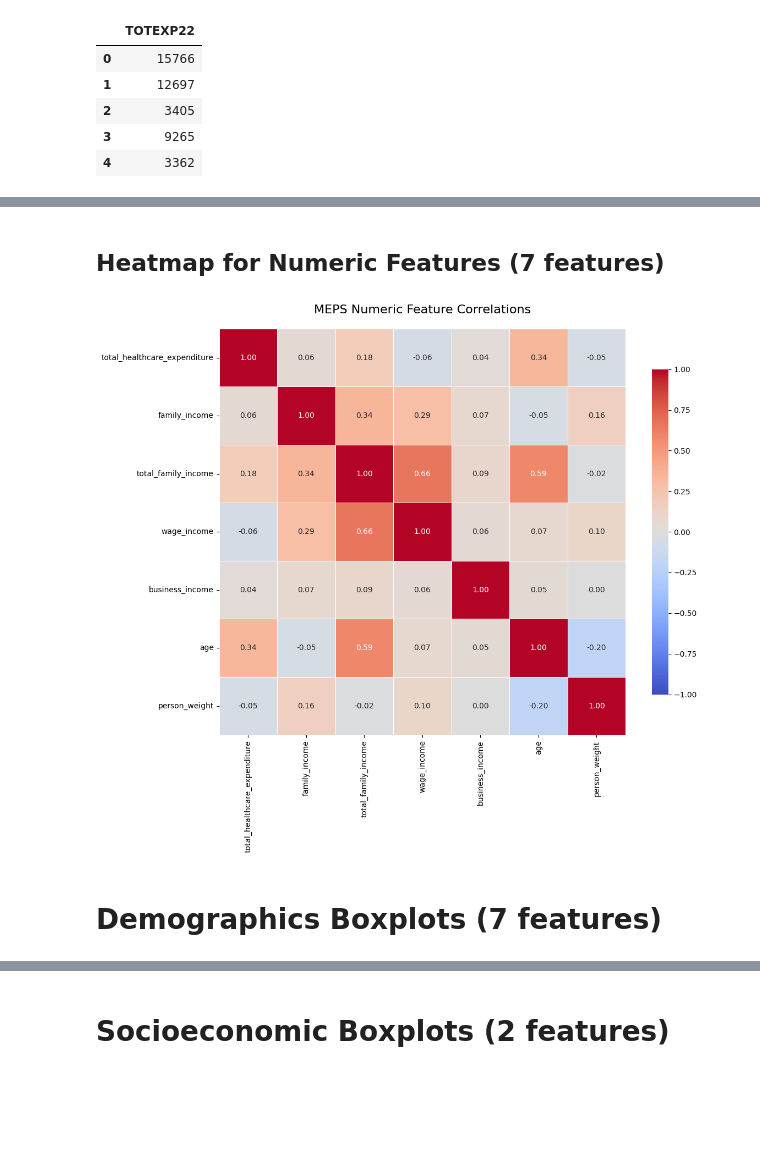
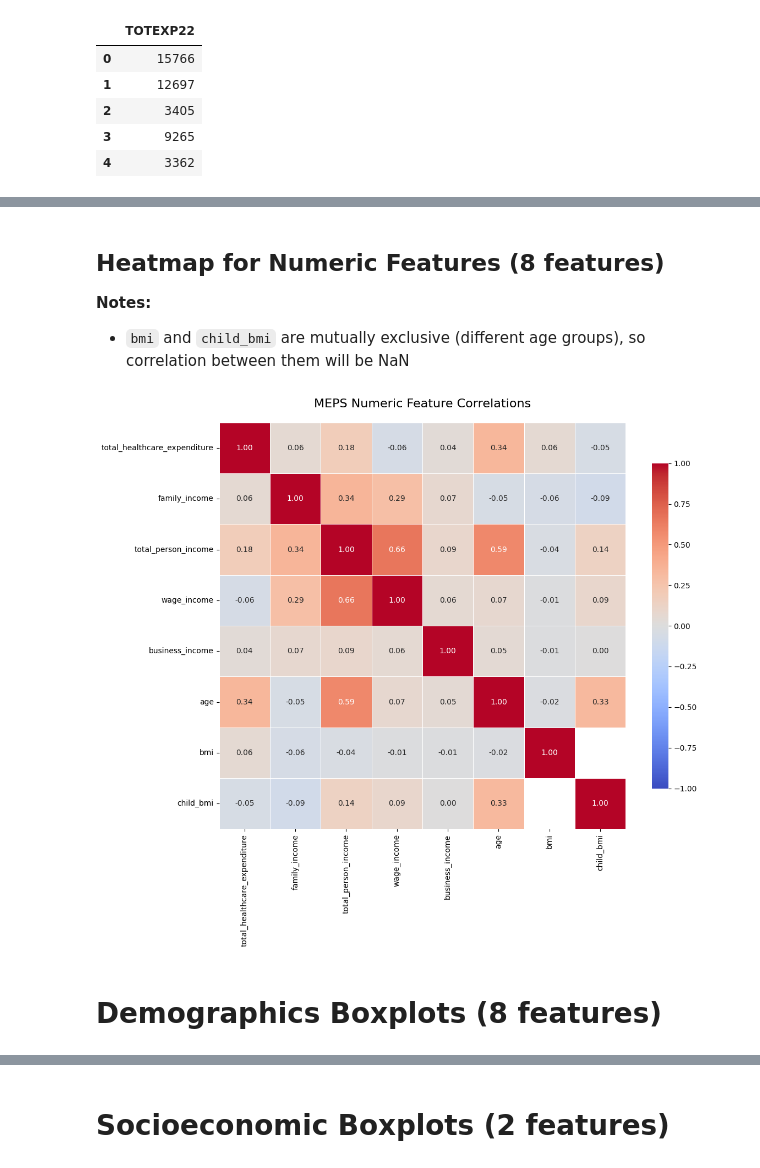
Before and after one commit to CL3364/health-insurance-risk-modeling-with-MEPS, a Jupyter notebook: notebooks/eda.ipynb, the cells around one changed output, grey strips where cells are left out. Saved outputs shown, nothing was run; the diff lists cells and outputs as text; code cells hidden in the pictures; blank space fills up the shorter version.

```diff
--- a/notebooks/eda.ipynb
+++ b/notebooks/eda.ipynb
@@ -61,8 +61,11 @@ wanted_cols = [
     "INSCOV22", "INSURC22", "PRVEV22", "TRIEV22",
     "MCREV22", "MCDEV22", "VAEV22", "UNINS22",
 
-    # Weight
-    "PERWT22F",
+    # Weight / Utilization / BMI
+    "ADBMI42",      # Adult BMI (ages 18+)
+    "CHBMIX42",     # Child BMI (ages 6-17)
+    "HAVEUS42",
+    "FAMSZE22",
 
     # Target
     "TOTEXP22",
@@ -148,7 +151,7 @@ rename_map = {
     # IDs
     "DUPERSID": "person_id",
 
-    # Demographics
+    # Demographics (NOTE: AGE22X is top-coded at 85 - values of 85 represent ages >= 85)
     "AGE22X": "age",
     "SEX": "sex",
     "RACEV2X": "race",
@@ -161,10 +164,10 @@ rename_map = {
     # SES / income / employment
     "POVCAT22": "poverty_category",
     "FAMINC22": "family_income",          # (often categorical or edited; keep name explicit)
-    "TTLP22X": "total_family_income",
+    "TTLP22X": "total_person_income",
     "WAGEP22X": "wage_income",
     "BUSNP22X": "business_income",
-    "EMPST53": "employment_status",   # “53” ≈ end-of-year / late-round status (end of the year)
+    "EMPST53": "employment_status",   # "53" ≈ end-of-year / late-round status (end of the year)
 
     # Self-reported health (end-of-year style)
     "RTHLTH53": "self_rated_health",                # (end of the year)
@@ -204,8 +207,11 @@ rename_map = {
     "VAEV22": "has_va_coverage",
     "UNINS22": "uninsured_status",
 
-    # Weights
-    "PERWT22F": "person_weight",
+    # Weights / Utilization / BMI
+    "ADBMI42": "bmi",              # Adult BMI (ages 18+), top-coded at 50, bottom-coded at 10
+    "CHBMIX42": "child_bmi",       # Child BMI (ages 6-17), top-coded at 50, bottom-coded at 10
+    "HAVEUS42": "has_usual_care",
+    "FAMSZE22": "family_size",
 
     # Target
     "TOTEXP22": "total_healthcare_expenditure",
@@ -316,57 +333,44 @@ plt.show()
 # %% [markdown]
-## Heatmap for Numeric Features (7 features)
+## Heatmap for Numeric Features (8 features)
+
+**Notes:**
+- `bmi` and `child_bmi` are mutually exclusive (different age groups), so correlation between them will be NaN
 # %%
 # correlation heatmap for numeric MEPS features
-
-# Clean missing values for all features
-total_healthcare_expenditure_clean = clean(meps["total_healthcare_expenditure"])
-family_income_clean = clean(meps["family_income"])
-total_family_income_clean = clean(meps["total_family_income"])
-wage_income_clean = clean(meps["wage_income"])
-business_income_clean = clean(meps["business_income"])
-age_clean = clean(meps["age"])
-person_weight_clean = clean(meps["person_weight"])
-
-# Apply transformations
-total_healthcare_expenditure_log1p = log1p(total_healthcare_expenditure_clean)
-family_income_signed_log1p = signed_log1p(family_income_clean)
-total_family_income_signed_log1p = signed_log1p(total_family_income_clean)
-wage_income_signed_log1p = signed_log1p(wage_income_clean)
-business_income_signed_log1p = signed_log1p(business_income_clean)
-
 # Create correlation dataframe
 corr_df = pd.DataFrame({
     "total_healthcare_expenditure": total_healthcare_expenditure_log1p,
     "family_income": family_income_signed_log1p,
-    "total_family_income": total_family_income_signed_log1p,
+    "total_person_income": total_person_income_signed_log1p,
     "wage_income": wage_income_signed_log1p,
     "business_income": business_income_signed_log1p,
     "age": age_clean,
-    "person_weight": person_weight_clean
+    "bmi": bmi_clean,
+    "child_bmi": child_bmi_clean
 })
 
 # Compute correlation matrix
 correlation_matrix = corr_df.corr()
 
 # Create heatmap
 plt.figure(figsize=(12, 10))
 sns.heatmap(
     correlation_matrix,
     annot=True,
     fmt=".2f",
     cmap="coolwarm",
     center=0,
     vmin=-1,
     vmax=1,
     square=True,
     linewidths=0.5,
     cbar_kws={"shrink": 0.8}
 )
 plt.title("MEPS Numeric Feature Correlations", fontsize=16, pad=20)
 plt.tight_layout()
 plt.show()
 # %% [output]
-[figure, old version]
+[figure, new version]
 # %%
 # Prepare data for boxplot visualizations
 # Using log1p-transformed expenditure
@@ -425,7 +431,7 @@ analysis_df = pd.DataFrame({
 yes_no_order = ["1 YES", "2 NO"]
 yes_no_labels = ["Yes", "No"]
 # %% [markdown]
-# Demographics Boxplots (7 features)
+# Demographics Boxplots (8 features)
 # %%
 fig, axes = plt.subplots(2, 4, figsize=(20, 10))
 axes = axes.flatten()
```
Also changed, not shown: parts of 12 cells of this notebook.
